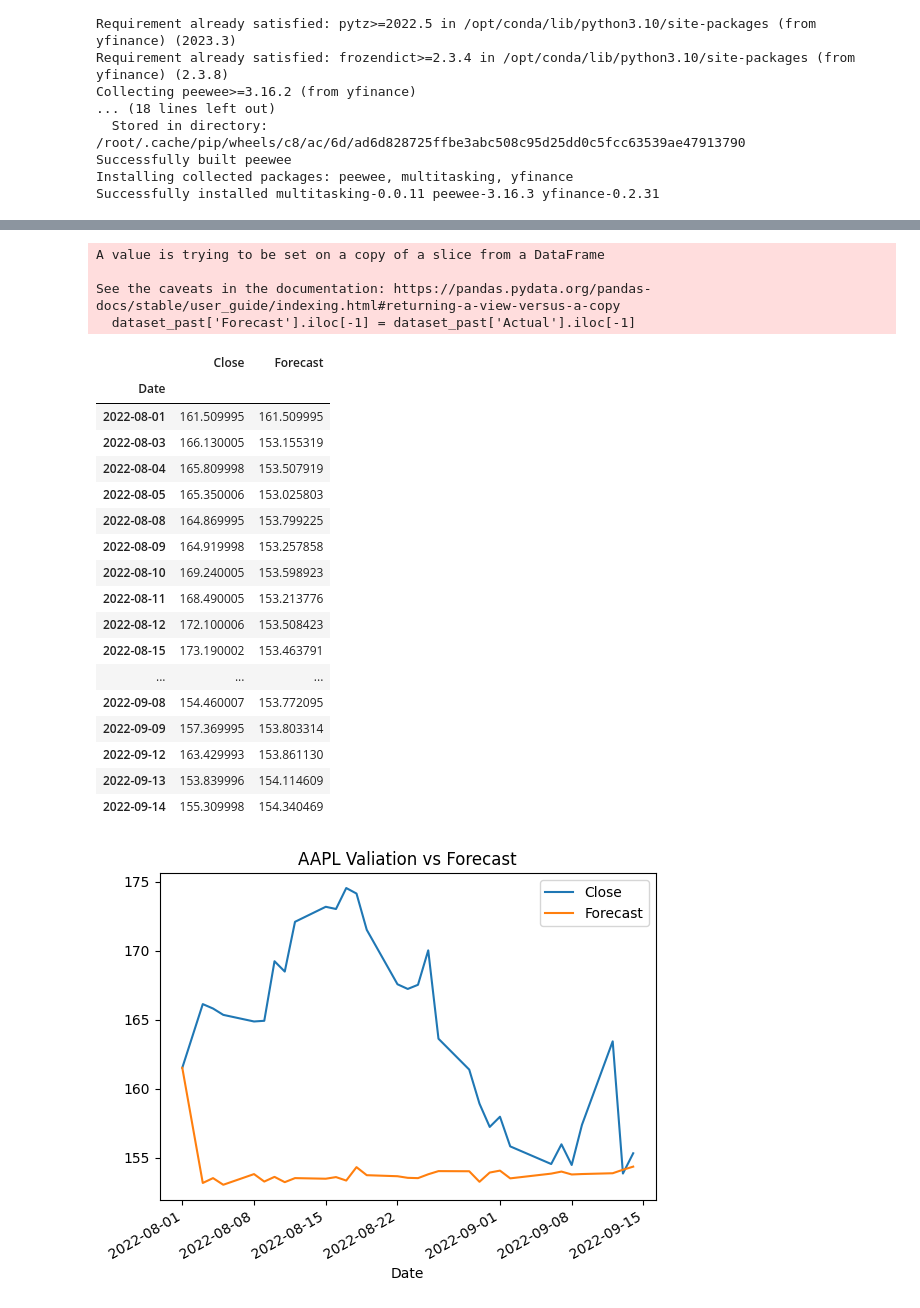
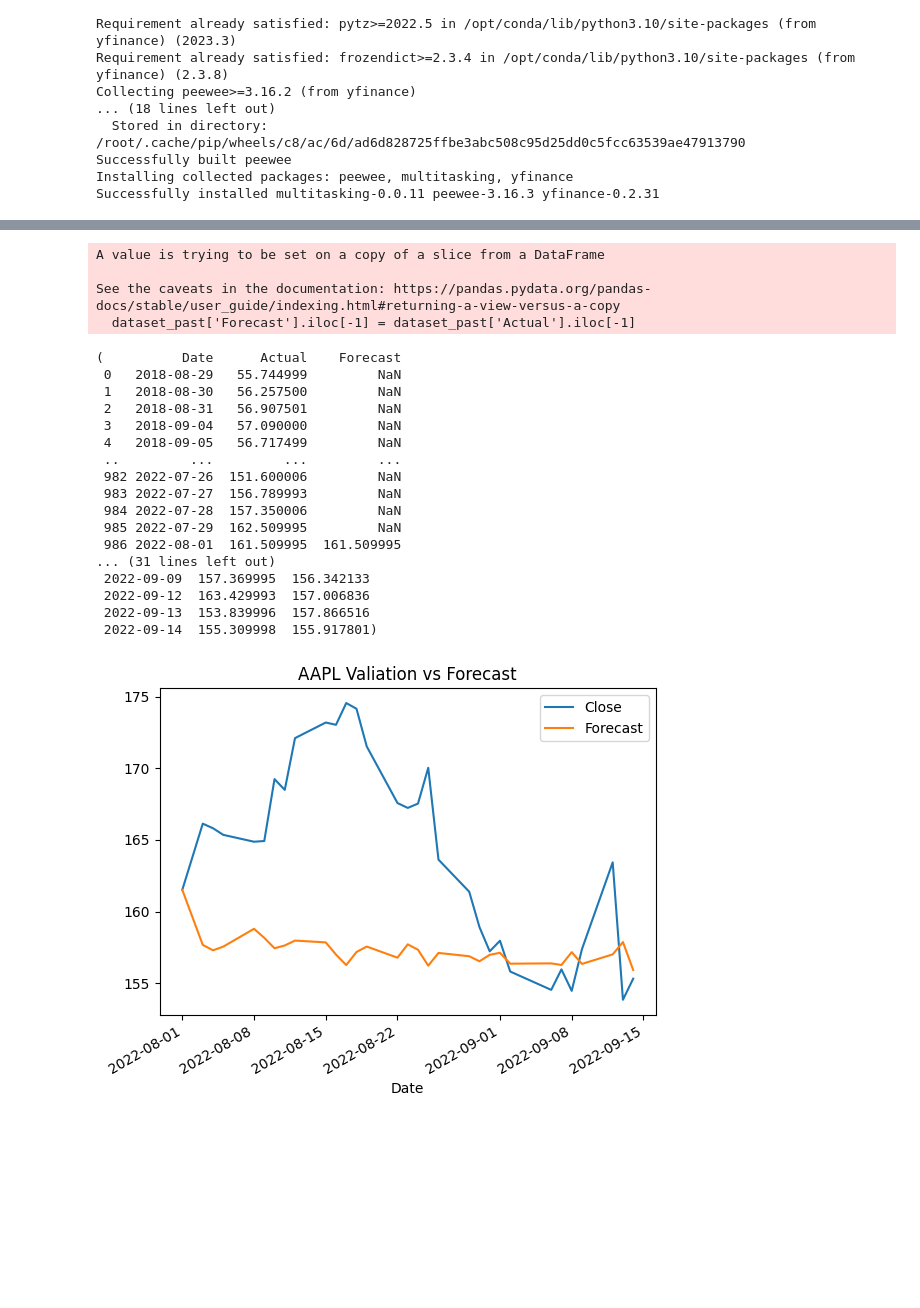
Before and after one commit to nishantpatel54/MonkeyMaker, a Jupyter notebook: Models/30day-stock-forecast-lstm.ipynb, the cells around one changed output, grey strips where cells are left out. Saved outputs shown, nothing was run; the diff lists cells and outputs as text; code cells hidden in the pictures; blank space fills up the shorter version.

Commit message:
Kaggle Notebook | 30day stock forecast LSTM | Version 15

```diff
--- a/Models/30day-stock-forecast-lstm.ipynb
+++ b/Models/30day-stock-forecast-lstm.ipynb
@@ -40,7 +40,7 @@ start_val='2022-08-03'
 #account for 3 years of trading days.
 trading_day = 252
 days_in_year = 365
-period = 4
+period = 3
 history = int((365*period)+((365-252)*period))
 
 start_train = datetime.datetime.strptime(end_train, '%Y-%m-%d').date() - datetime.timedelta(days = history)
@@ -113,16 +113,14 @@ y_val = np.array(y_val)
 #model
 
 model = Sequential()
-model.add(LSTM(units=50, return_sequences=True, input_shape=(lookback, 1)))
+model.add(LSTM(units=60, return_sequences=True, input_shape=(lookback, 1)))
 model.add(Dropout(0.2))
-model.add(LSTM(units=50,return_sequences=True))
-model.add(Dropout(0.2))
-model.add(LSTM(units=50,return_sequences=True))
-model.add(Dropout(0.2))
-model.add(LSTM(units=50,return_sequences=True))
-model.add(Dropout(0.2))
-model.add(LSTM(units=50,return_sequences=False))
-model.add(Dropout(0.2))
+model.add(LSTM(units=100,return_sequences=True))
+model.add(Dropout(0.5))
+model.add(LSTM(units=100,return_sequences=True))
+model.add(Dropout(0.5))
+model.add(LSTM(units=100,return_sequences=False))
+model.add(Dropout(0.5))
 model.add(Dense(forecast))
 model.summary()
 # %% [output]
@@ -197,5 +200,5 @@ dataset_future = pd.concat([data, dataset_future])
 
 
 dataset_future.plot(title=ticker + " Valiation vs Forecast")
-dataset_future
+dataset_past, dataset_future
 # %% [output]
@@ -203,23 +206,22 @@ dataset_future
 A value is trying to be set on a copy of a slice from a DataFrame
 
 See the caveats in the documentation: https://pandas.pydata.org/pandas-docs/stable/user_guide/indexing.html#returning-a-view-versus-a-copy
   dataset_past['Forecast'].iloc[-1] = dataset_past['Actual'].iloc[-1]
-|  | Close | Forecast |
-| Date |  |  |
-| 2022-08-01 | 161.509995 | 161.509995 |
-| 2022-08-03 | 166.130005 | 153.155319 |
-| 2022-08-04 | 165.809998 | 153.507919 |
-| 2022-08-05 | 165.350006 | 153.025803 |
-| 2022-08-08 | 164.869995 | 153.799225 |
-| 2022-08-09 | 164.919998 | 153.257858 |
-| 2022-08-10 | 169.240005 | 153.598923 |
-| 2022-08-11 | 168.490005 | 153.213776 |
-| 2022-08-12 | 172.100006 | 153.508423 |
-| 2022-08-15 | 173.190002 | 153.463791 |
-| ... | ... | ... |
-| 2022-09-08 | 154.460007 | 153.772095 |
-| 2022-09-09 | 157.369995 | 153.803314 |
-| 2022-09-12 | 163.429993 | 153.861130 |
-| 2022-09-13 | 153.839996 | 154.114609 |
-| 2022-09-14 | 155.309998 | 154.340469 |
+(          Date      Actual    Forecast
+ 0   2018-08-29   55.744999         NaN
+ 1   2018-08-30   56.257500         NaN
+ 2   2018-08-31   56.907501         NaN
+ 3   2018-09-04   57.090000         NaN
+ 4   2018-09-05   56.717499         NaN
+ ..         ...         ...         ...
+ 982 2022-07-26  151.600006         NaN
+ 983 2022-07-27  156.789993         NaN
+ 984 2022-07-28  157.350006         NaN
+ 985 2022-07-29  162.509995         NaN
+ 986 2022-08-01  161.509995  161.509995
+... (31 lines left out)
+ 2022-09-09  157.369995  156.342133
+ 2022-09-12  163.429993  157.006836
+ 2022-09-13  153.839996  157.866516
+ 2022-09-14  155.309998  155.917801)
-[figure, old version]
+[figure, new version]
```
Also changed, not shown: parts of 8 cells of this notebook.
